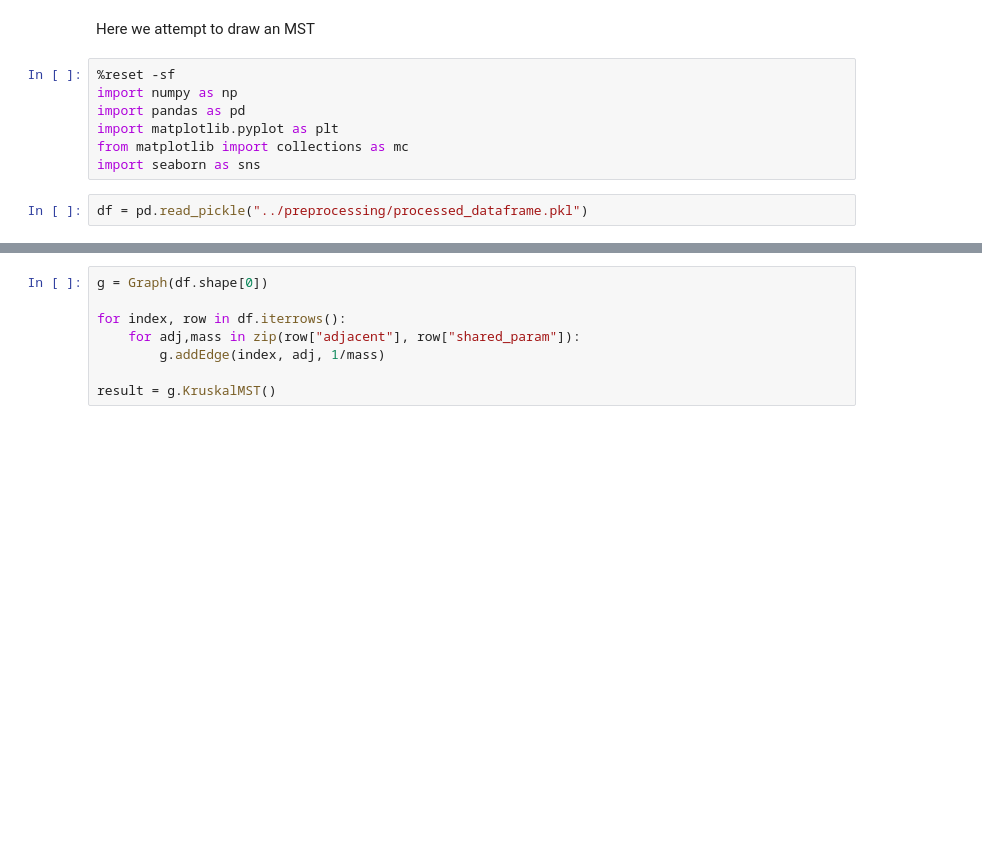
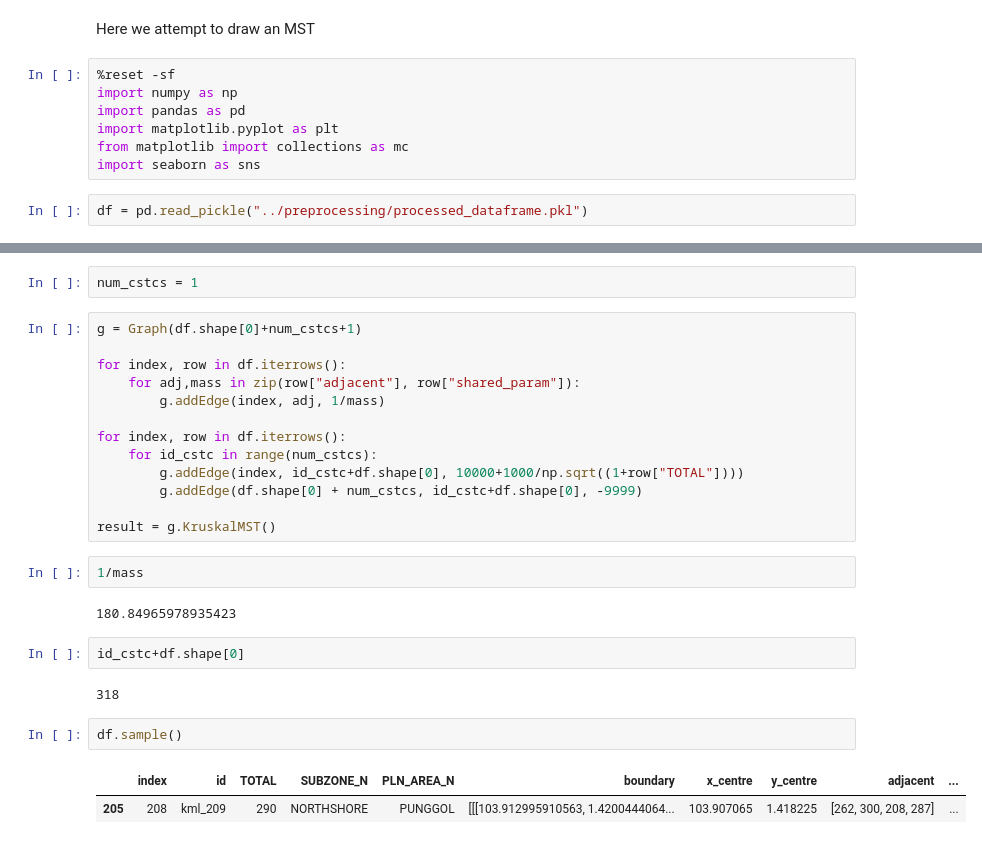
Before and after one commit to tonghuikang/draw-sgp-electoral-boundaries, a Jupyter notebook: modelling/mst.ipynb, the cells around one changed output, grey strips where cells are left out. Cells and saved outputs as stored; diff of their text form; blank space fills up the shorter version.

```diff
--- a/modelling/mst.ipynb
+++ b/modelling/mst.ipynb
@@ -112,8 +95,28 @@ class Graph:
+# %%
+num_cstcs = 1
 # %%
-g = Graph(df.shape[0])
+g = Graph(df.shape[0]+num_cstcs+1)
 
 for index, row in df.iterrows():
     for adj,mass in zip(row["adjacent"], row["shared_param"]):
         g.addEdge(index, adj, 1/mass)
 
+for index, row in df.iterrows():
+    for id_cstc in range(num_cstcs):
+        g.addEdge(index, id_cstc+df.shape[0], 10000+1000/np.sqrt((1+row["TOTAL"])))
+        g.addEdge(df.shape[0] + num_cstcs, id_cstc+df.shape[0], -9999)
+
 result = g.KruskalMST()
+# %%
+1/mass
+# %% [output]
+180.84965978935423
+# %%
+id_cstc+df.shape[0]
+# %% [output]
+318
+# %%
+df.sample()
+# %% [output]
+|  | index | id | TOTAL | SUBZONE_N | PLN_AREA_N | boundary | x_centre | y_centre | adjacent | ... |
+| 205 | 208 | kml_209 | 290 | NORTHSHORE | PUNGGOL | [[[103.912995910563, 1.4200444064... | 103.907065 | 1.418225 | [262, 300, 208, 287] | ... |
```
Also changed, not shown: parts of 5 cells of this notebook, 1 other file.
